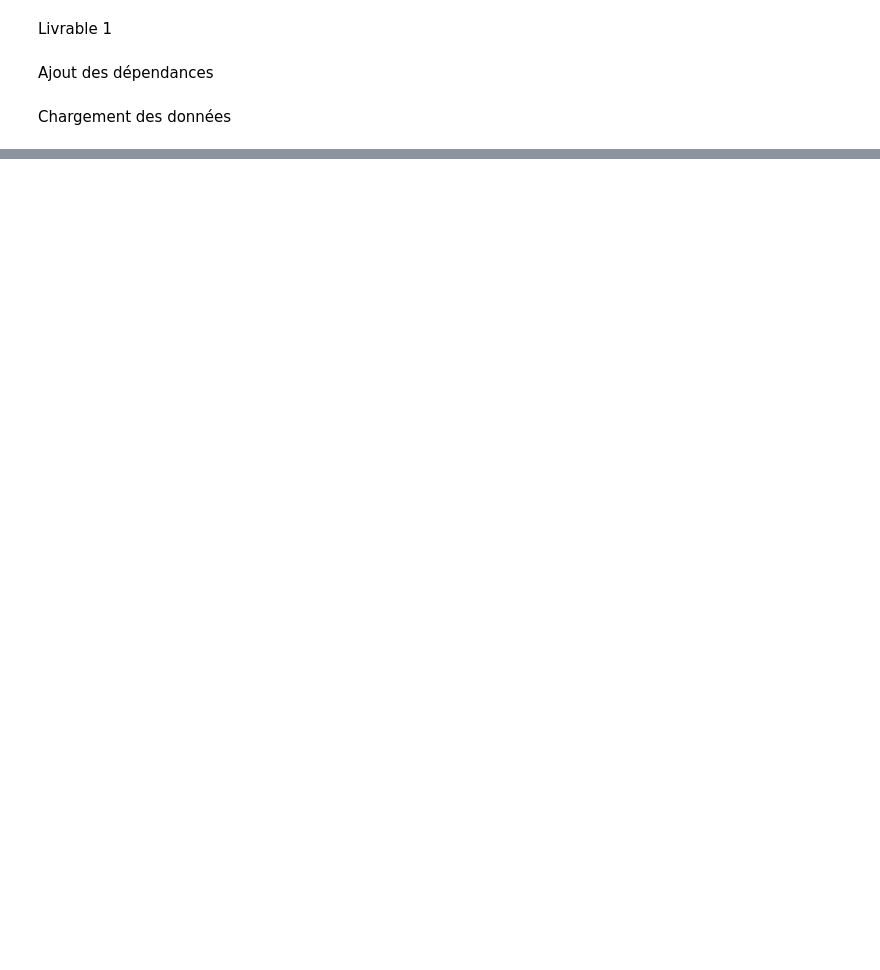
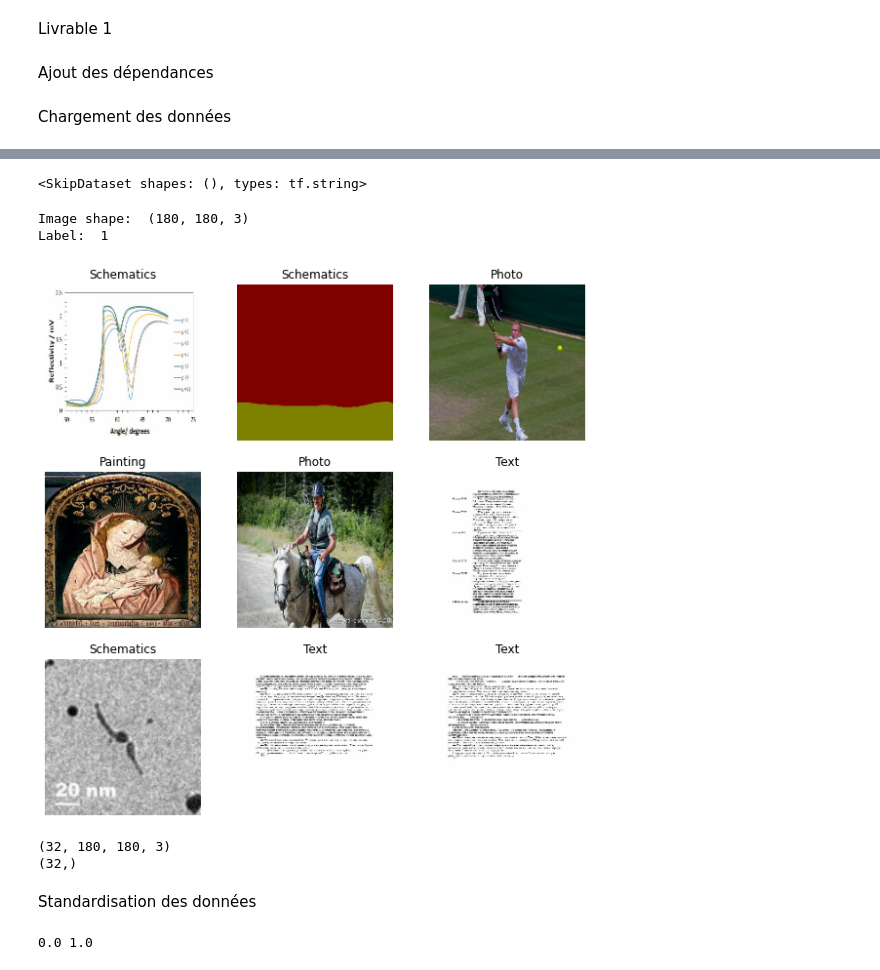
Before and after one commit to km229/leyenda_project, a Jupyter notebook: livrable_1.ipynb, the cells around one changed output, grey strips where cells are left out. Drawn from its saved outputs; the diff is of its cells as text; code cells hidden in the pictures; blank space fills up the shorter version.

```diff
--- a/livrable_1.ipynb
+++ b/livrable_1.ipynb
@@ -48,0 +62,2 @@ Using 33245 files for training.
+# %%
+class_names = train_all_ds.class_names
@@ -48,0 +85,48 @@ Using 33245 files for training.
+# %%
+from tensorflow.python.data import AUTOTUNE
+
+print(train_ds)
+
+train_ds = train_ds.map(process_path, num_parallel_calls=AUTOTUNE)
+test_ds = val_ds.map(process_path, num_parallel_calls=AUTOTUNE)
+# %% [output]
+<SkipDataset shapes: (), types: tf.string>
+# %%
+for image, label in train_ds.take(1):
+  print("Image shape: ", image.numpy().shape)
+  print("Label: ", label.numpy())
+# %% [output]
+Image shape:  (180, 180, 3)
+Label:  1
+# %%
+def configure_for_performance(ds):
+  ds = ds.cache()
+  ds = ds.shuffle(buffer_size=1000)
+  ds = ds.batch(batch_size)
+  ds = ds.prefetch(buffer_size=AUTOTUNE)
+  return ds
+
+train_ds = configure_for_performance(train_ds)
+val_ds = configure_for_performance(val_ds)
+# %%
+image_batch, label_batch = next(iter(train_ds))
+
+plt.figure(figsize=(10, 10))
+for i in range(9):
+  ax = plt.subplot(3, 3, i + 1)
+  plt.imshow(image_batch[i].numpy().astype("uint8"))
+  label = label_batch[i]
+  plt.title(class_names[label])
+  plt.axis("off")
+# %% [output]
+[figure, added]
+# %%
+for image_batch, labels_batch in train_ds:
+  print(image_batch.shape)
+  print(labels_batch.shape)
+  break
+# %% [output]
+(32, 180, 180, 3)
+(32,)
+# %% [markdown]
+Standardisation des données
@@ -48,0 +135,8 @@ Using 33245 files for training.
+# %%
+normalized_ds = train_ds.map(lambda x, y: (normalization_layer(x), y))
+image_batch, labels_batch = next(iter(normalized_ds))
+first_image = image_batch[0]
+# Notice the pixel values are now in `[0,1]`.
+print(np.min(first_image), np.max(first_image))
+# %% [output]
+0.0 1.0
```
Also changed, not shown: parts of 10 cells of this notebook, 1 other file.
